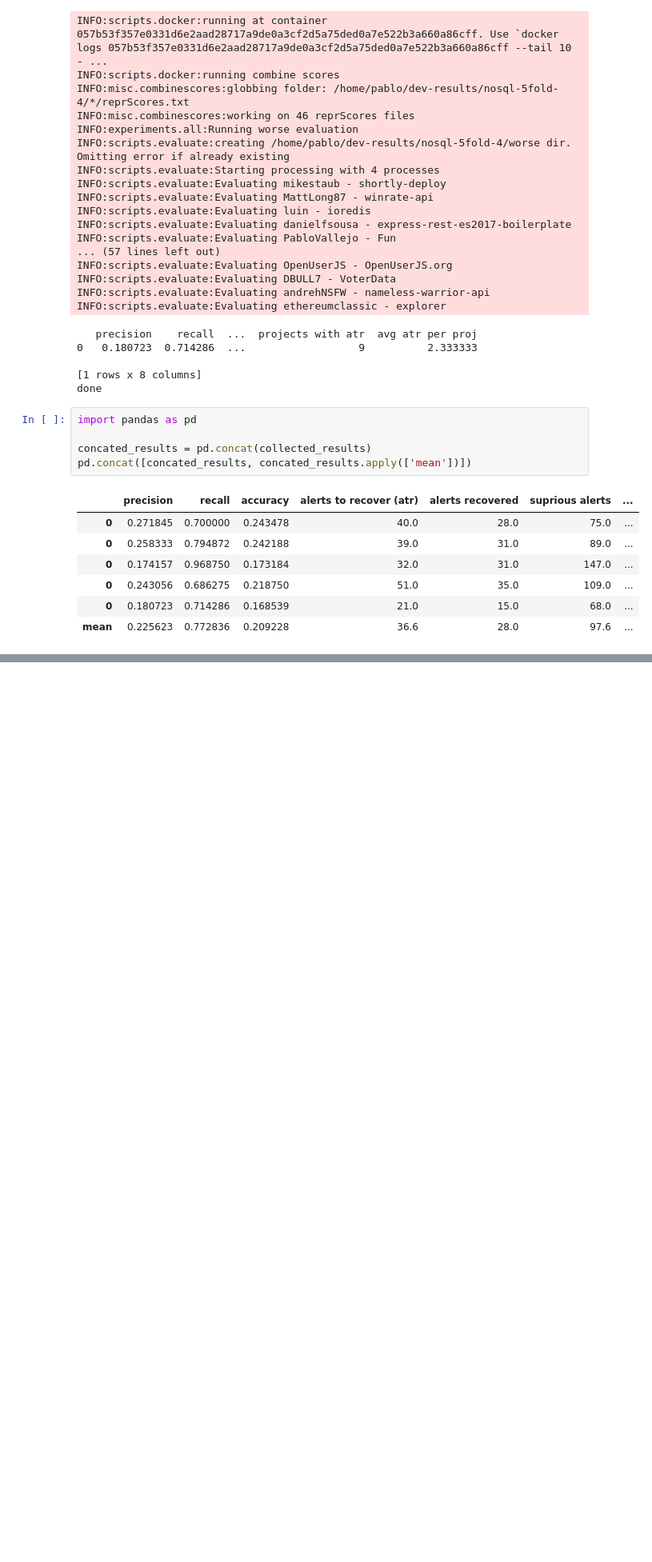
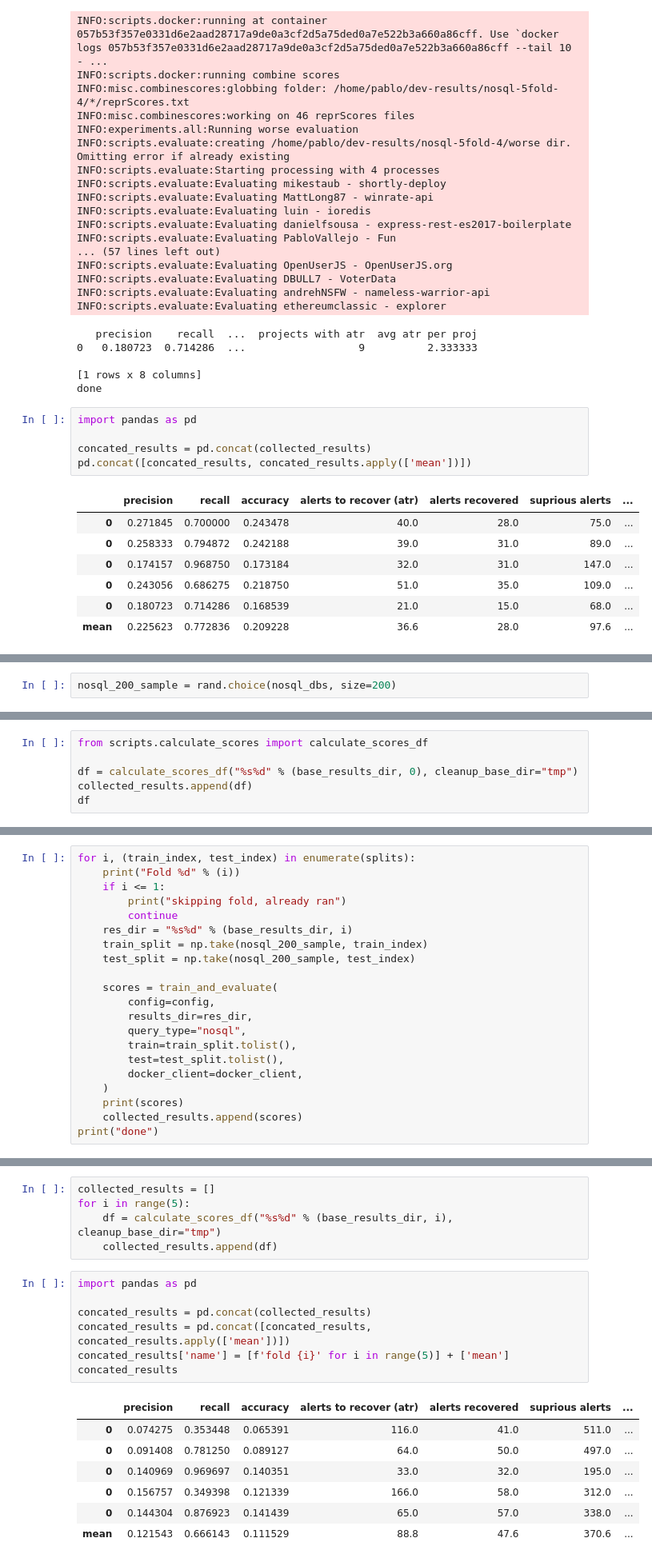
Before and after one commit to thepalbi/tsm-pipeline, a Jupyter notebook: code/notebooks/baseline-nosql.ipynb, the cells around one changed output, grey strips where cells are left out. Shown at 80% size. Cells and saved outputs as stored; diff of their text form; blank space fills up the shorter version.

Commit message:
path experiment results

```diff
--- a/code/notebooks/baseline-nosql.ipynb
+++ b/code/notebooks/baseline-nosql.ipynb
@@ -449,0 +452,2 @@ pd.concat([concated_results, concated_results.apply(['mean'])])
+# %%
+nosql_200_sample = rand.choice(nosql_dbs, size=200)
@@ -449,0 +582,6 @@ pd.concat([concated_results, concated_results.apply(['mean'])])
+# %%
+from scripts.calculate_scores import calculate_scores_df
+
+df = calculate_scores_df("%s%d" % (base_results_dir, 0), cleanup_base_dir="tmp")
+collected_results.append(df)
+df
@@ -449,0 +593,21 @@ pd.concat([concated_results, concated_results.apply(['mean'])])
+# %%
+for i, (train_index, test_index) in enumerate(splits):
+    print("Fold %d" % (i))
+    if i <= 1:
+        print("skipping fold, already ran")
+        continue
+    res_dir = "%s%d" % (base_results_dir, i)
+    train_split = np.take(nosql_200_sample, train_index)
+    test_split = np.take(nosql_200_sample, test_index)
+
+    scores = train_and_evaluate(
+        config=config,
+        results_dir=res_dir,
+        query_type="nosql",
+        train=train_split.tolist(),
+        test=test_split.tolist(),
+        docker_client=docker_client,
+    )
+    print(scores)
+    collected_results.append(scores)
+print("done")
@@ -449,0 +648,20 @@ pd.concat([concated_results, concated_results.apply(['mean'])])
+# %%
+collected_results = []
+for i in range(5):
+    df = calculate_scores_df("%s%d" % (base_results_dir, i), cleanup_base_dir="tmp")
+    collected_results.append(df)
+# %%
+import pandas as pd
+
+concated_results = pd.concat(collected_results)
+concated_results = pd.concat([concated_results, concated_results.apply(['mean'])])
+concated_results['name'] = [f'fold {i}' for i in range(5)] + ['mean']
+concated_results
+# %% [output]
+|  | precision | recall | accuracy | alerts to recover (atr) | alerts recovered | suprious alerts | ... |
+| 0 | 0.074275 | 0.353448 | 0.065391 | 116.0 | 41.0 | 511.0 | ... |
+| 0 | 0.091408 | 0.781250 | 0.089127 | 64.0 | 50.0 | 497.0 | ... |
+| 0 | 0.140969 | 0.969697 | 0.140351 | 33.0 | 32.0 | 195.0 | ... |
+| 0 | 0.156757 | 0.349398 | 0.121339 | 166.0 | 58.0 | 312.0 | ... |
+| 0 | 0.144304 | 0.876923 | 0.141439 | 65.0 | 57.0 | 338.0 | ... |
+| mean | 0.121543 | 0.666143 | 0.111529 | 88.8 | 47.6 | 370.6 | ... |
```
Also changed, not shown: parts of 13 cells of this notebook, 5 other files.
